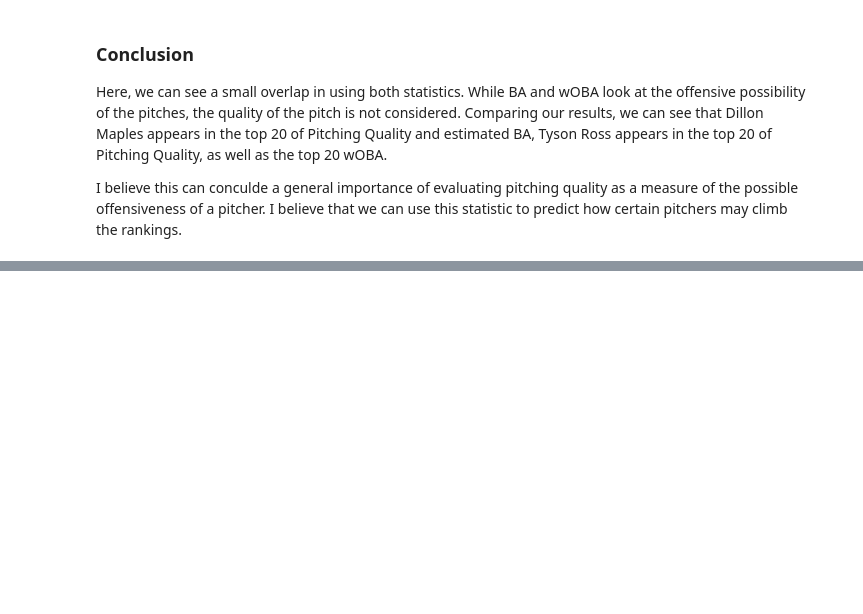
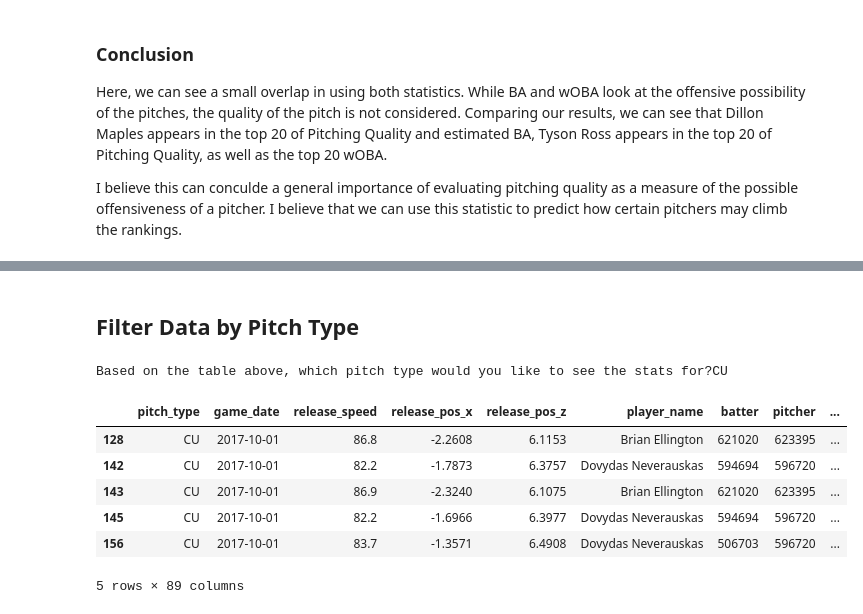
Before and after one commit to HussainQ/CSCI4831_Sabermetrics_Final_Project, a Jupyter notebook: Final_Project_Hussain_Quadri.ipynb, the cells around one changed output, grey strips where cells are left out. Saved outputs shown, nothing was run; the diff lists cells and outputs as text; code cells hidden in the pictures; blank space fills up the shorter version.

```diff
--- a/Final_Project_Hussain_Quadri.ipynb
+++ b/Final_Project_Hussain_Quadri.ipynb
@@ -253,0 +292,15 @@ I believe this can conculde a general importance of evaluating pitching quality
+# %% [markdown]
+## Filter Data by Pitch Type ##
+# %%
+option = input("Based on the table above, which pitch type would you like to see the stats for?")
+pitchers_filtered = pitchers[pitchers.pitch_type == option]
+pitchers_filtered.head()
+# %% [output]
+Based on the table above, which pitch type would you like to see the stats for?CU
+|  | pitch_type | game_date | release_speed | release_pos_x | release_pos_z | player_name | batter | pitcher | ... |
+| 128 | CU | 2017-10-01 | 86.8 | -2.2608 | 6.1153 | Brian Ellington | 621020 | 623395 | ... |
+| 142 | CU | 2017-10-01 | 82.2 | -1.7873 | 6.3757 | Dovydas Neverauskas | 594694 | 596720 | ... |
+| 143 | CU | 2017-10-01 | 86.9 | -2.3240 | 6.1075 | Brian Ellington | 621020 | 623395 | ... |
+| 145 | CU | 2017-10-01 | 82.2 | -1.6966 | 6.3977 | Dovydas Neverauskas | 594694 | 596720 | ... |
+| 156 | CU | 2017-10-01 | 83.7 | -1.3571 | 6.4908 | Dovydas Neverauskas | 506703 | 596720 | ... |
+5 rows × 89 columns
```
Also changed, not shown: parts of 8 cells of this notebook.
